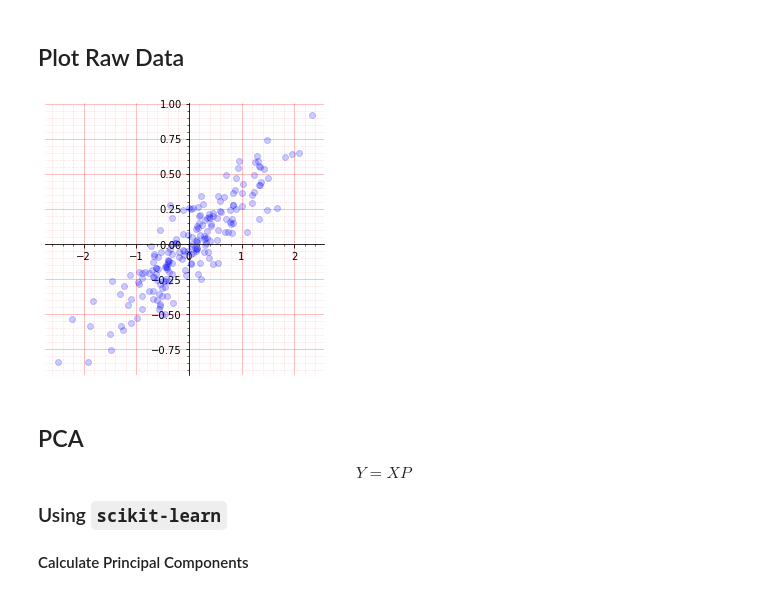
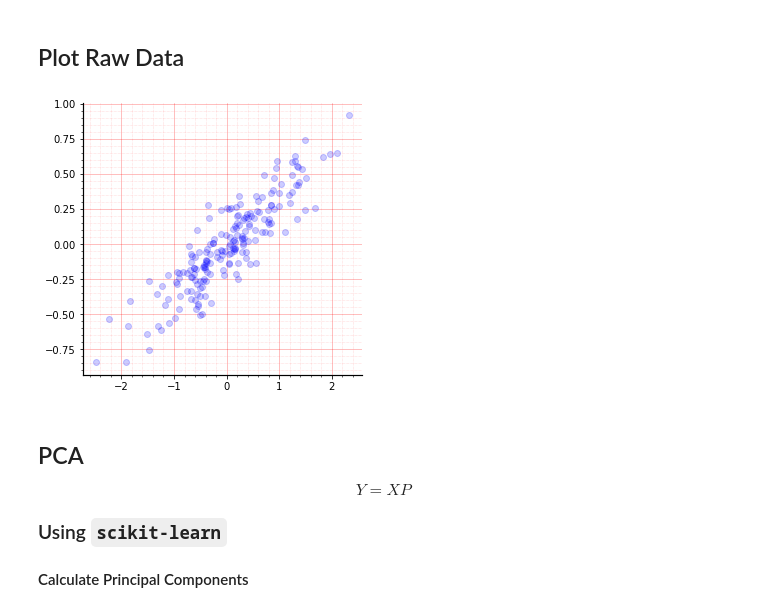
Before and after one commit to Kabilan108/drexel-coursework, a Jupyter notebook: bmes547/3_pca/pca_demo.ipynb, the cells around one changed output. Drawn from its saved outputs; the diff is of its cells as text; code cells hidden in the pictures.

```diff
--- a/bmes547/3_pca/pca_demo.ipynb
+++ b/bmes547/3_pca/pca_demo.ipynb
@@ -13,37 +5,51 @@ from sklearn.decomposition import PCA
+# %%
+# Imports
+import matplotlib.pyplot as plt
+import pandas as pd
+import numpy as np
+import math
+from sklearn.metrics import mean_squared_error
+from sklearn.decomposition import PCA
+from numpy import linalg as LA
+
+
+def format(axis: plt.Axes) -> None:
+    """Format Figure"""
+
+    axis.spines[['top', 'right']].set_visible(False)
+    axis.spines[['left', 'bottom']].set_linewidth(1.2)
+    axis.xaxis.set_ticks_position('bottom')
+    axis.yaxis.set_ticks_position('left')
+    axis.minorticks_on()
+    axis.grid(which='minor', linestyle=':', linewidth='0.5', color='red',
+              alpha=0.3)
+    axis.grid(which='major', linestyle='-', linewidth='0.5', color='red',
+              alpha=0.5)
+
+
+def printmat(X: np.ndarray) -> None:
+    """
+    Function for printing matrices.
+    """
+
+    for i in range(X.shape[0]):
+        print('|', end='')
+        for j in range(X.shape[1]):
+            print(f'{X[i, j]:^10}', end='')
+        print('|')
+    print()
 # %%
 # Generate data
 rng = np.random.RandomState(1)
 X = np.dot(rng.rand(2, 2), rng.randn(2, 200)).T
 # %% [markdown]
 ## Plot Raw Data
-# %%
-fig = plt.figure(figsize=(5, 5))
-
-if X.shape[1] == 2:
-    ax = fig.add_subplot()
-    ax.plot(X[:, 0], X[:, 1], 'bo', alpha=0.2)
-
-    # Move left y-axis and bottim x-axis to centre, passing through (0,0)
-    ax.spines['bottom'].set_position('zero')  # type: ignore
-    ax.spines['left'].set_position('zero')    # type: ignore
-
-    # Eliminate upper and right axes
-    ax.spines[['right', 'top']].set_visible(False)
-
-    # Show ticks in the left and lower axes only
-    ax.xaxis.set_ticks_position('bottom')
-    ax.yaxis.set_ticks_position('left')
-
-    # Show grid
-    ax.minorticks_on()
-    ax.grid(which='minor', linestyle=':', linewidth='0.5', color='red',
-            alpha=0.3)
-    ax.grid(which='major', linestyle='-', linewidth='0.5', color='red',
-            alpha=0.5)
-else:
-    print("Data has more than 2 dimensions. Can't plot.")
-# %% [output]
-[figure, removed]
+# %%
+fig, ax = plt.subplots(figsize=(5, 5))
+ax.plot(X[:, 0], X[:, 1], 'bo', alpha=0.2)
+format(ax)
+# %% [output]
+[figure, added]
 # %% [markdown]
 ## PCA
 
```
Also changed, not shown: parts of 19 cells of this notebook.
